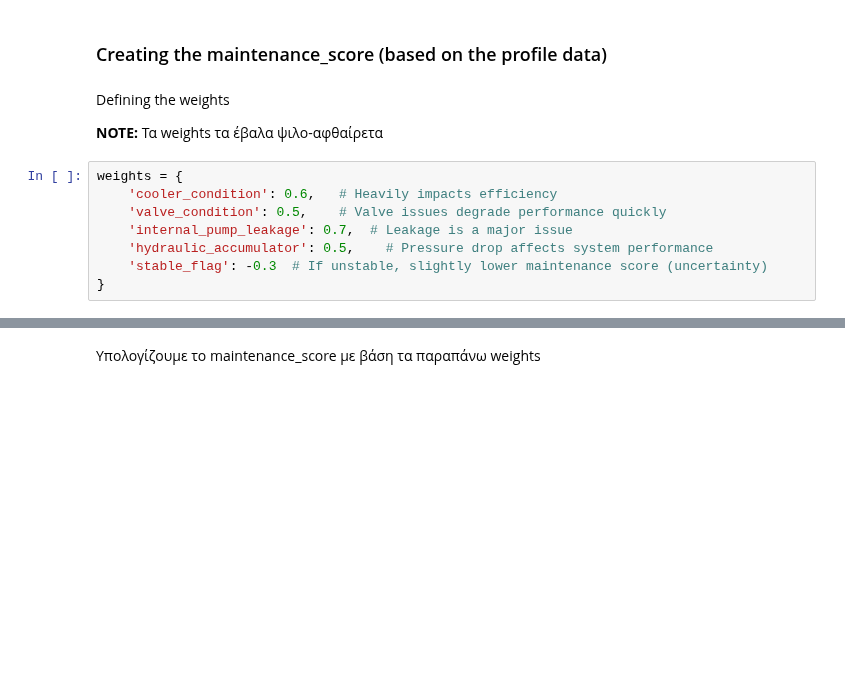
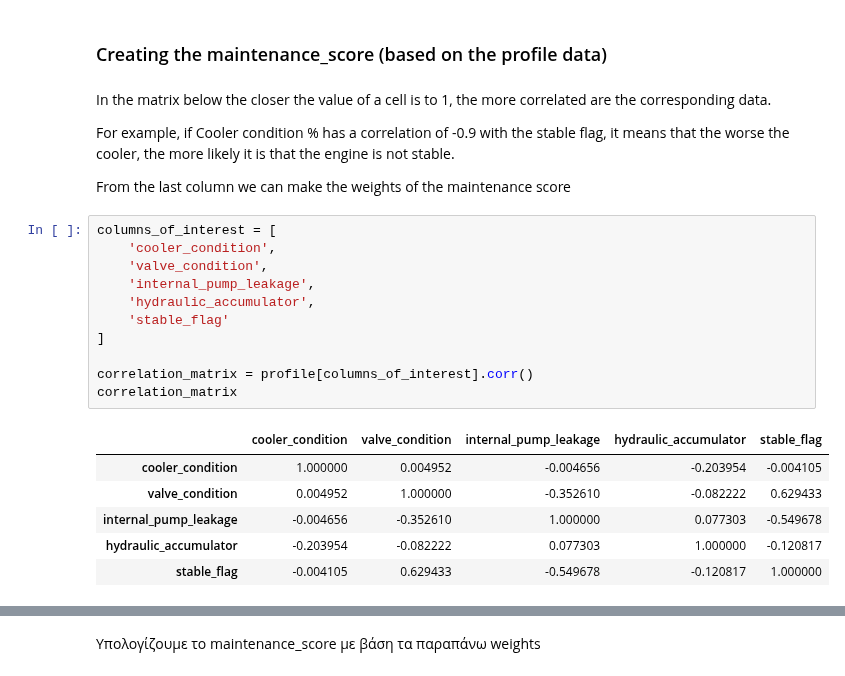
Before and after one commit to RealThanosP/pred-main-mod, a Jupyter notebook: Model_training_v0.1.ipynb, the cells around one changed output, grey strips where cells are left out. Drawn from its saved outputs; the diff is of its cells as text; blank space fills up the shorter version.

```diff
--- a/Model_training_v0.1.ipynb
+++ b/Model_training_v0.1.ipynb
@@ -731,15 +790,27 @@ training_table
 2205 rows × 194 columns
 # %% [markdown]
 ### Creating the maintenance_score (based on the profile data)
-# %% [markdown]
-Defining the weights
-
-**NOTE:** Τα weights τα έβαλα ψιλο-αφθαίρετα
-# %%
-weights = {
-    'cooler_condition': 0.6,   # Heavily impacts efficiency
-    'valve_condition': 0.5,    # Valve issues degrade performance quickly
-    'internal_pump_leakage': 0.7,  # Leakage is a major issue
-    'hydraulic_accumulator': 0.5,    # Pressure drop affects system performance
-    'stable_flag': -0.3  # If unstable, slightly lower maintenance score (uncertainty)
-}
+# %% [markdown]
+Ιn the matrix below the closer the value of a cell is to 1, the more correlated are the corresponding data.
+
+For example, if Cooler condition % has a correlation of -0.9 with the stable flag, it means that the worse the cooler, the more likely it is that the engine is not stable.
+
+From the last column we can make the weights of the maintenance score
+# %%
+columns_of_interest = [
+    'cooler_condition',
+    'valve_condition',
+    'internal_pump_leakage',
+    'hydraulic_accumulator',
+    'stable_flag'
+]
+
+correlation_matrix = profile[columns_of_interest].corr()
+correlation_matrix
+# %% [output]
+|  | cooler_condition | valve_condition | internal_pump_leakage | hydraulic_accumulator | stable_flag |
+| cooler_condition | 1.000000 | 0.004952 | -0.004656 | -0.203954 | -0.004105 |
+| valve_condition | 0.004952 | 1.000000 | -0.352610 | -0.082222 | 0.629433 |
+| internal_pump_leakage | -0.004656 | -0.352610 | 1.000000 | 0.077303 | -0.549678 |
+| hydraulic_accumulator | -0.203954 | -0.082222 | 0.077303 | 1.000000 | -0.120817 |
+| stable_flag | -0.004105 | 0.629433 | -0.549678 | -0.120817 | 1.000000 |
```
Also changed, not shown: parts of 22 cells of this notebook.
